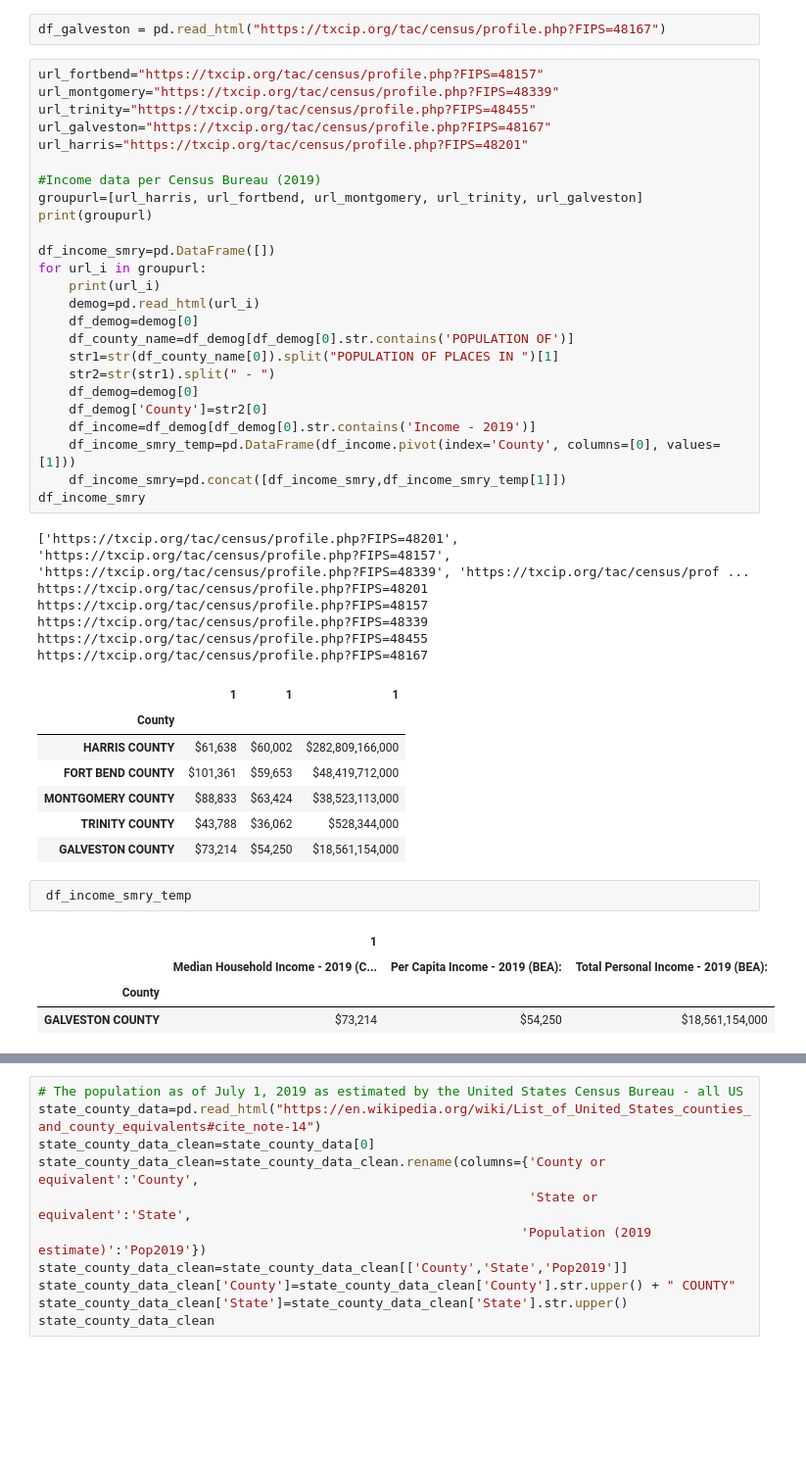
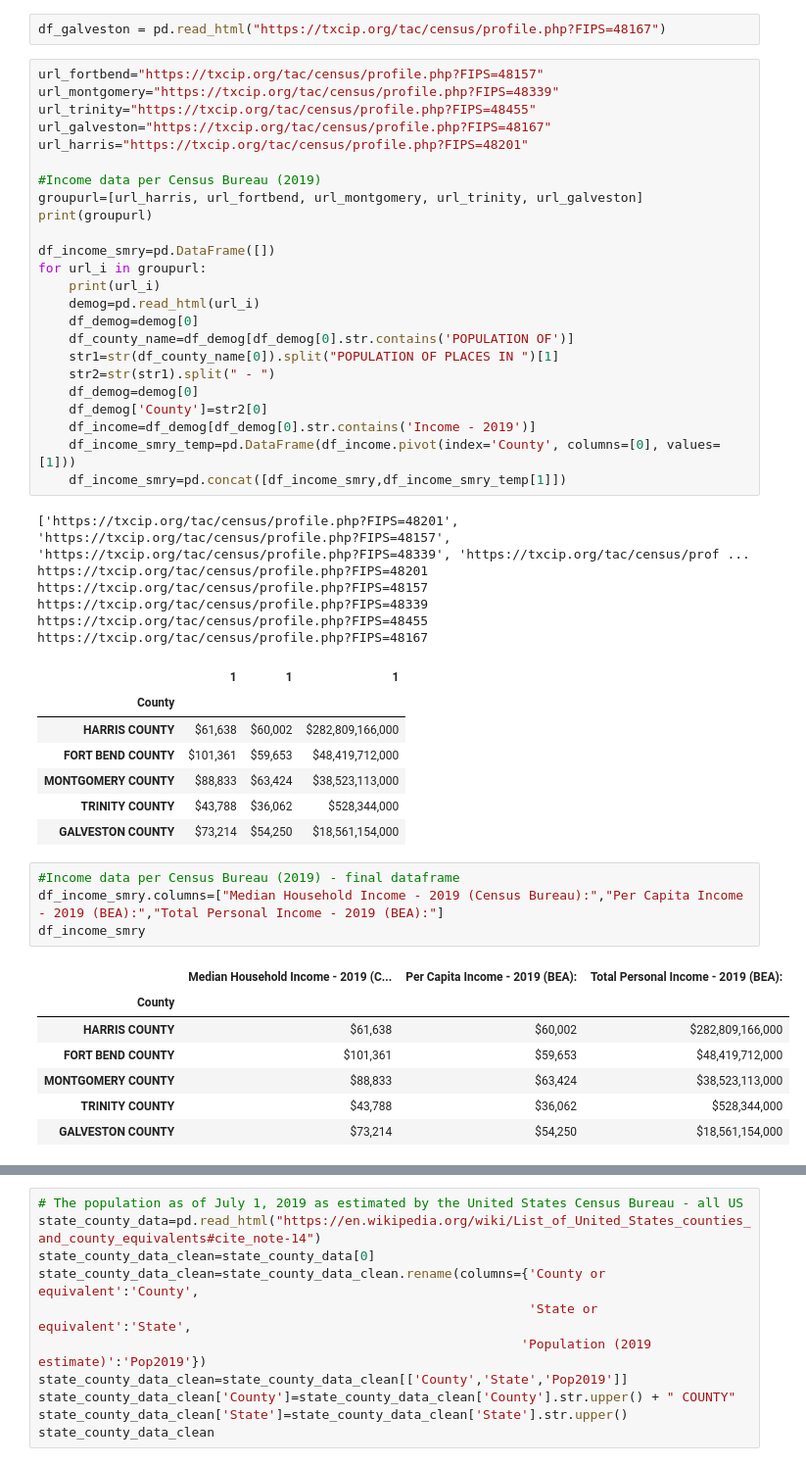
Before and after one commit to i-am-phoenix/Demo, a Jupyter notebook: Brainstorm_Rural Counties.ipynb, the cells around one changed output, grey strips where cells are left out. Shown at 98% size. Drawn from its saved outputs; the diff is of its cells as text; blank space fills up the shorter version.

```diff
--- a/Brainstorm_Rural Counties.ipynb
+++ b/Brainstorm_Rural Counties.ipynb
@@ -57,7 +57,6 @@ for url_i in groupurl:
     df_income=df_demog[df_demog[0].str.contains('Income - 2019')]
     df_income_smry_temp=pd.DataFrame(df_income.pivot(index='County', columns=[0], values=[1]))
     df_income_smry=pd.concat([df_income_smry,df_income_smry_temp[1]])
-df_income_smry
 # %% [output]
 ['https://txcip.org/tac/census/profile.php?FIPS=48201', 'https://txcip.org/tac/census/profile.php?FIPS=48157', 'https://txcip.org/tac/census/profile.php?FIPS=48339', 'https://txcip.org/tac/census/prof ...
 https://txcip.org/tac/census/profile.php?FIPS=48201
@@ -72,13 +71,18 @@ https://txcip.org/tac/census/profile.php?FIPS=48167
 | MONTGOMERY COUNTY | $88,833 | $63,424 | $38,523,113,000 |
 | TRINITY COUNTY | $43,788 | $36,062 | $528,344,000 |
 | GALVESTON COUNTY | $73,214 | $54,250 | $18,561,154,000 |
-# %%
- df_income_smry_temp
-# %% [output]
-|  | 1 |  |  |
-|  | Median Household Income - 2019 (C... | Per Capita Income - 2019 (BEA): | Total Personal Income - 2019 (BEA): |
-| County |  |  |  |
-| GALVESTON COUNTY | $73,214 | $54,250 | $18,561,154,000 |
+# %%
+#Income data per Census Bureau (2019) - final dataframe
+df_income_smry.columns=["Median Household Income - 2019 (Census Bureau):","Per Capita Income - 2019 (BEA):","Total Personal Income - 2019 (BEA):"]
+df_income_smry
+# %% [output]
+|  | Median Household Income - 2019 (C... | Per Capita Income - 2019 (BEA): | Total Personal Income - 2019 (BEA): |
+| County |  |  |  |
+| HARRIS COUNTY | $61,638 | $60,002 | $282,809,166,000 |
+| FORT BEND COUNTY | $101,361 | $59,653 | $48,419,712,000 |
+| MONTGOMERY COUNTY | $88,833 | $63,424 | $38,523,113,000 |
+| TRINITY COUNTY | $43,788 | $36,062 | $528,344,000 |
+| GALVESTON COUNTY | $73,214 | $54,250 | $18,561,154,000 |
 # %%
 #renaming columns
 
```
Also changed, not shown: parts of 19 cells of this notebook.
